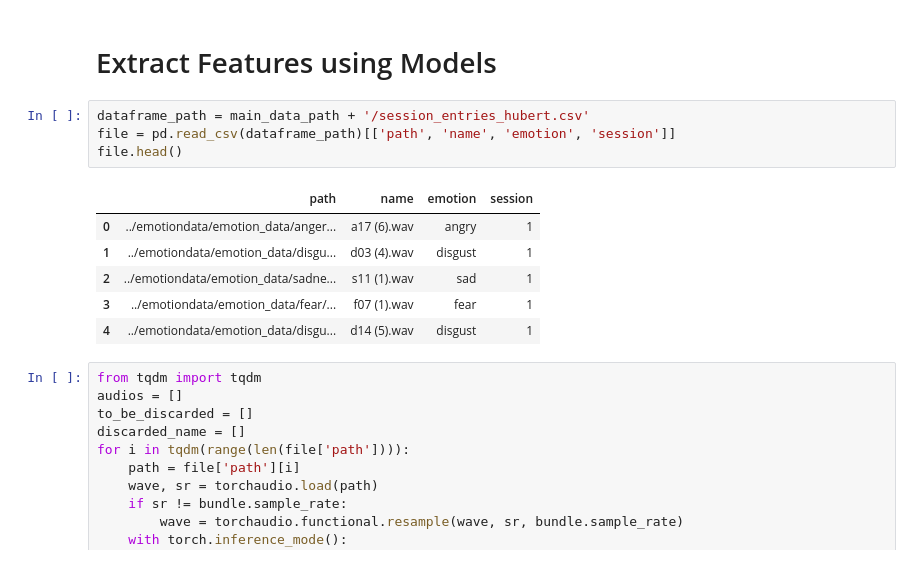
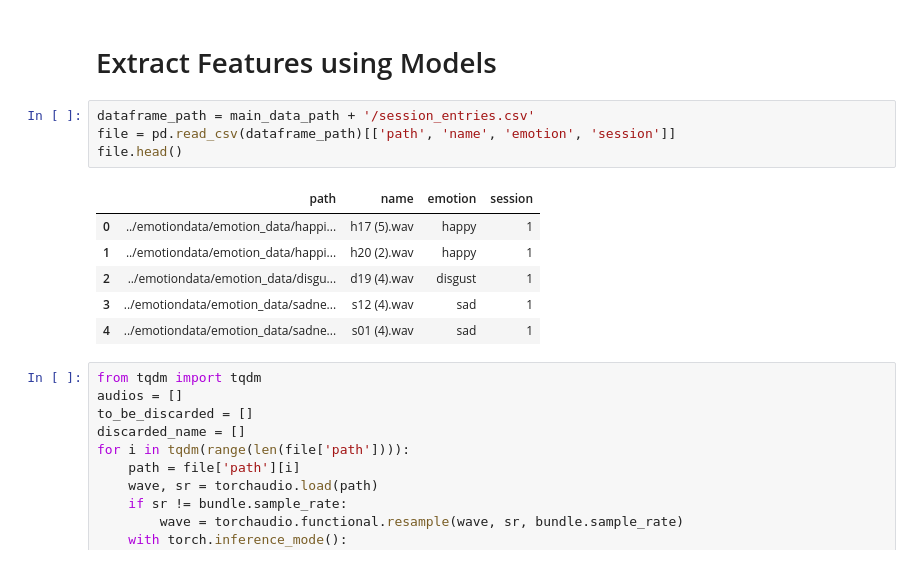
Before and after one commit to zhangjxCS/Multilingual-Speech-Emotion-Recognition-System, a Jupyter notebook: Greek/NewGreek/hubert_large.ipynb, the cells around one changed output. Saved outputs shown, nothing was run; the diff lists cells and outputs as text.

```diff
--- a/Greek/NewGreek/hubert_large.ipynb
+++ b/Greek/NewGreek/hubert_large.ipynb
@@ -109,16 +109,16 @@ os.listdir('../emotiondata/emotion_data')
 # %% [markdown]
 # Extract Features using Models
 # %%
-dataframe_path = main_data_path + '/session_entries_hubert.csv'
+dataframe_path = main_data_path + '/session_entries.csv'
 file = pd.read_csv(dataframe_path)[['path', 'name', 'emotion', 'session']]
 file.head()
 # %% [output]
 |  | path | name | emotion | session |
-| 0 | ../emotiondata/emotion_data/anger... | a17 (6).wav | angry | 1 |
-| 1 | ../emotiondata/emotion_data/disgu... | d03 (4).wav | disgust | 1 |
-| 2 | ../emotiondata/emotion_data/sadne... | s11 (1).wav | sad | 1 |
-| 3 | ../emotiondata/emotion_data/fear/... | f07 (1).wav | fear | 1 |
-| 4 | ../emotiondata/emotion_data/disgu... | d14 (5).wav | disgust | 1 |
+| 0 | ../emotiondata/emotion_data/happi... | h17 (5).wav | happy | 1 |
+| 1 | ../emotiondata/emotion_data/happi... | h20 (2).wav | happy | 1 |
+| 2 | ../emotiondata/emotion_data/disgu... | d19 (4).wav | disgust | 1 |
+| 3 | ../emotiondata/emotion_data/sadne... | s12 (4).wav | sad | 1 |
+| 4 | ../emotiondata/emotion_data/sadne... | s01 (4).wav | sad | 1 |
 # %%
 from tqdm import tqdm
 audios = []
```
Also changed, not shown: parts of 10 cells of this notebook, 5 other files.
